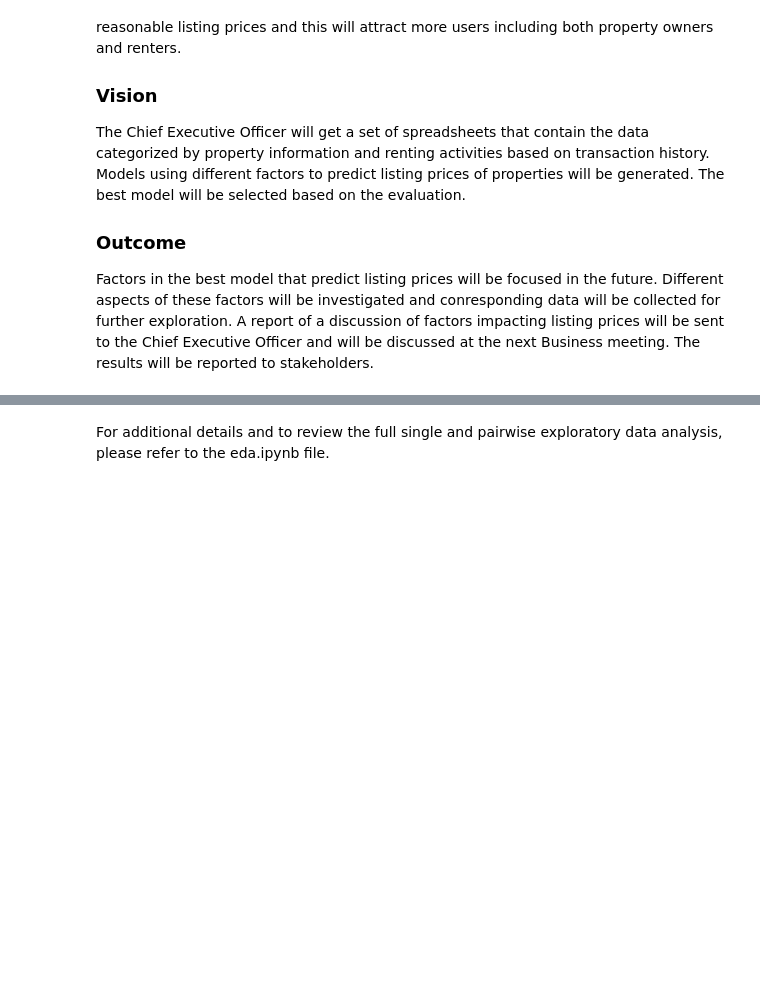
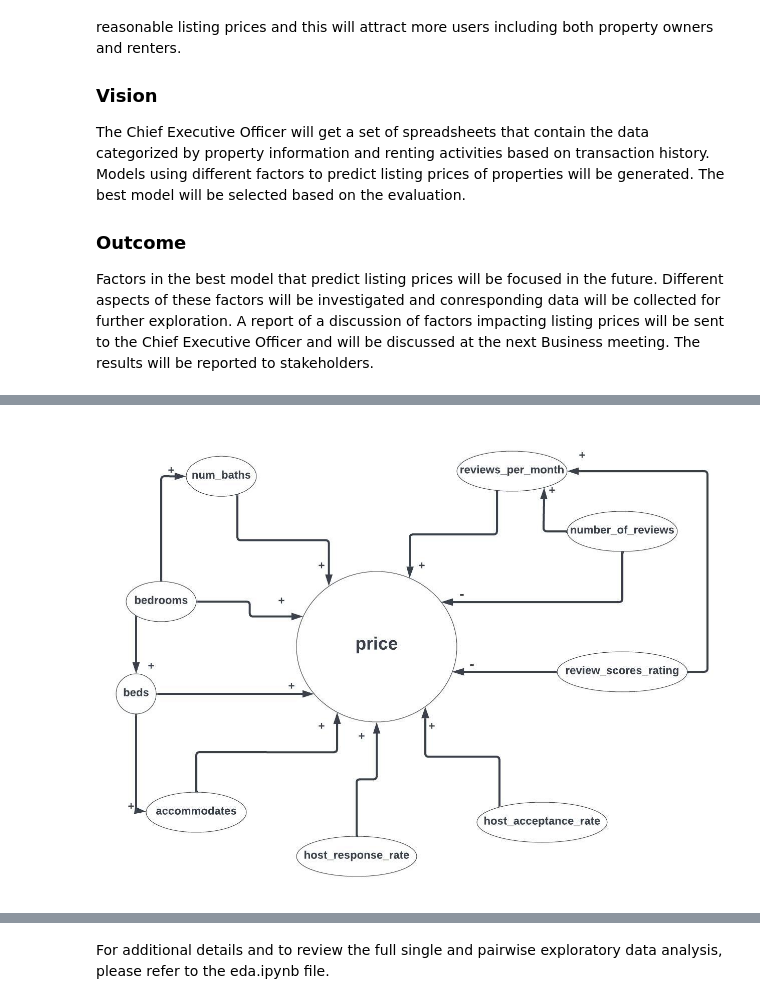
Before and after one commit to carleen/group4_ds_project, a Jupyter notebook: report.ipynb, the cells around one changed output, grey strips where cells are left out. Saved outputs shown, nothing was run; the diff lists cells and outputs as text; code cells hidden in the pictures; blank space fills up the shorter version.

Commit message:
Imbedded images for report.html file; file does not need to be in root directory to display images

```diff
--- a/report.ipynb
+++ b/report.ipynb
@@ -85 +91,5 @@ The variables we chose to explore were:
+# %%
+Image('./images/CLD_group4.jpeg', width=800)
+# %% [output]
+[figure, added]
 # %% [markdown]
```
Also changed, not shown: parts of 10 cells of this notebook, 1 other file.
